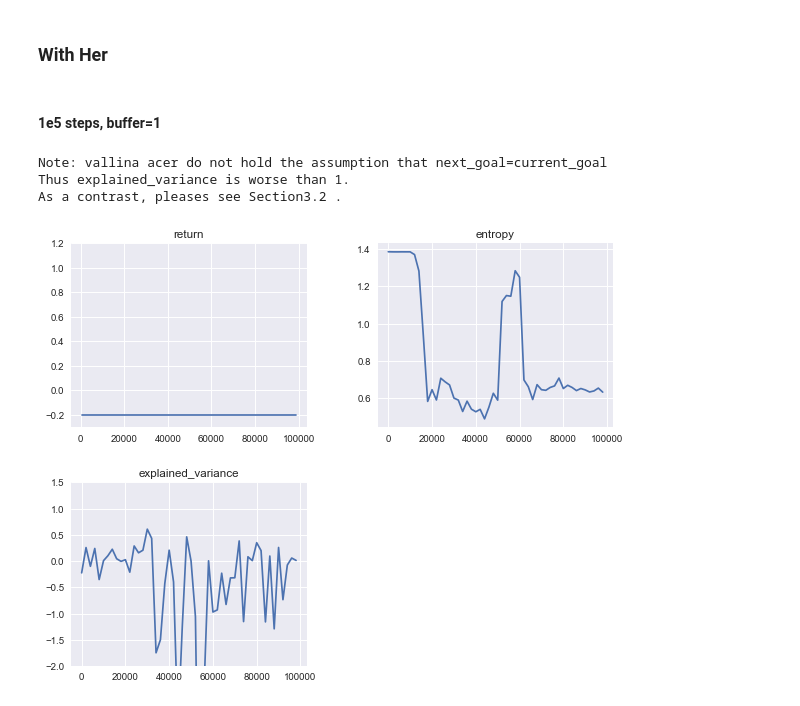
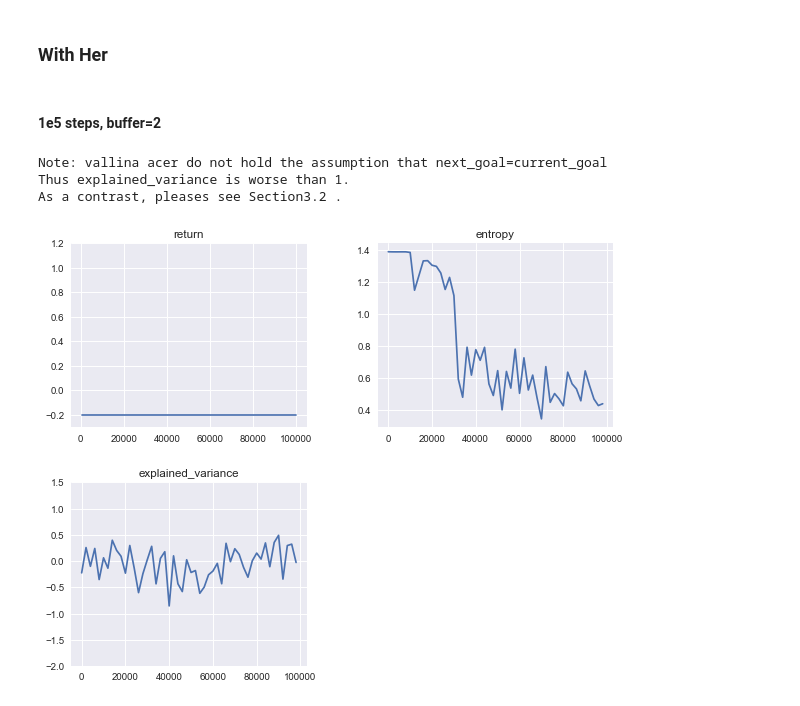
Before and after one commit to liziniu/Maze, a Jupyter notebook: visz.ipynb, the cells around one changed output. Saved outputs shown, nothing was run; the diff lists cells and outputs as text; code cells hidden in the pictures.

```diff
--- a/visz.ipynb
+++ b/visz.ipynb
@@ -143,15 +143,15 @@ plot_maze(path)
 # %% [markdown]
 ### With Her
 # %% [markdown]
-#### 1e5 steps, buffer=1
+#### 1e5 steps, buffer=2
 # %%
-path = "/Users/liziniu/maze/logs/her/her/2019-05-10-21-30-18-913068"
+path = "/Users/liziniu/maze/logs/her/her/2019-05-10-21-02-20-440719"
 plot_maze(path)
 print("Note: vallina acer do not hold the assumption that next_goal=current_goal")
 print("Thus explained_variance is worse than 1.")
 print("As a contrast, pleases see Section3.2 .")
 # %% [output]
 Note: vallina acer do not hold the assumption that next_goal=current_goal
 Thus explained_variance is worse than 1.
 As a contrast, pleases see Section3.2 .
-[figure, old version]
+[figure, new version]
```
Also changed, not shown: parts of 2 cells of this notebook, 2 other files.
